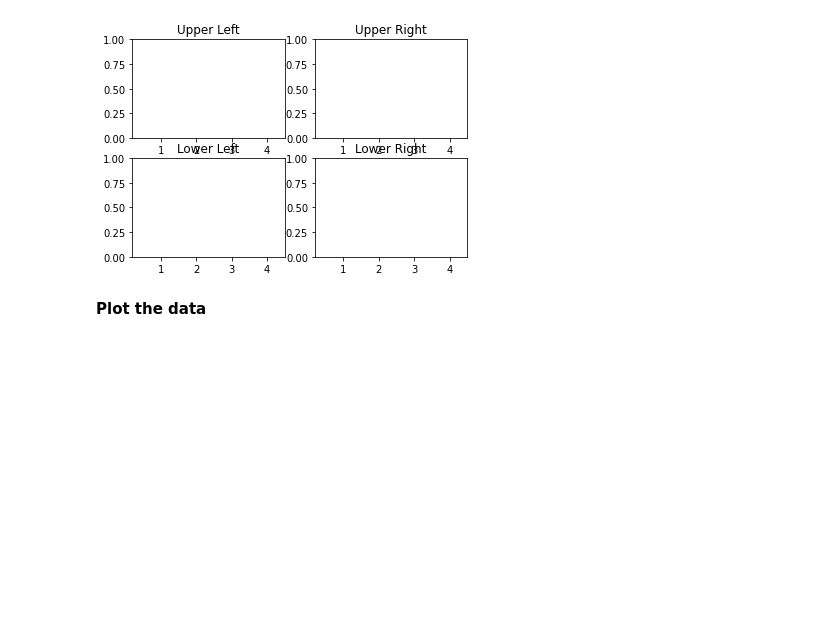
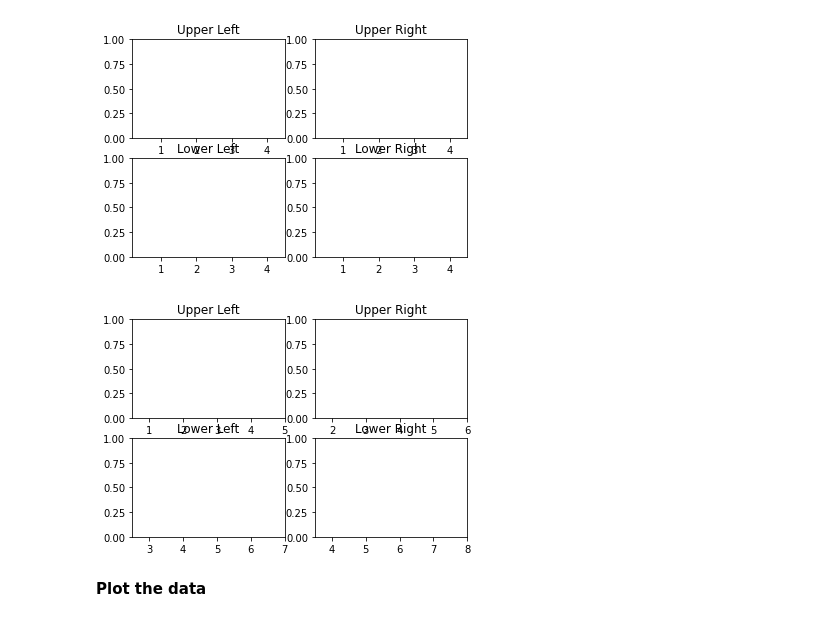
Before and after one commit to chain-veerender/datascience, a Jupyter notebook: Visualize_matplotlib_and_seaborn.ipynb, the cells around one changed output. Cells and saved outputs as stored; diff of their text form; code cells hidden in the pictures; blank space fills up the shorter version.

```diff
--- a/Visualize_matplotlib_and_seaborn.ipynb
+++ b/Visualize_matplotlib_and_seaborn.ipynb
@@ -111,6 +122,29 @@ for ax in axes.flat:
 plt.show()
 # %% [output]
 [figure]
+# %%
+fig, axes = plt.subplots(nrows=2, ncols=2)
+axes[0,0].set(title='Upper Left')
+axes[0,1].set(title='Upper Right')
+axes[1,0].set(title='Lower Left')
+axes[1,1].set(title='Lower Right')
+axes[0,0].set_xlim([0.5,5])
+axes[0,1].set_xlim([1.5,6])
+axes[1,0].set_xlim([2.5,7])
+axes[1,1].set_xlim([3.5,8])
+
+
+#plt.xlim(0.2,4.5)   # uncomment this for misinterpretation of multipleplots
+# To iterate over all items in a multidimensional numpy array, use the `flat` attribute
+#for ax in axes.flat:
+
+    #ax.set_xlim(0.2, 4.5)
+    # Remove all xticks and yticks...
+    #ax.set(xticks=[], yticks=[])
+
+plt.show()
+# %% [output]
+[figure, added]
 # %% [markdown]
 **Plot the data**
 # %%
```
Also changed, not shown: parts of 5 cells of this notebook.
